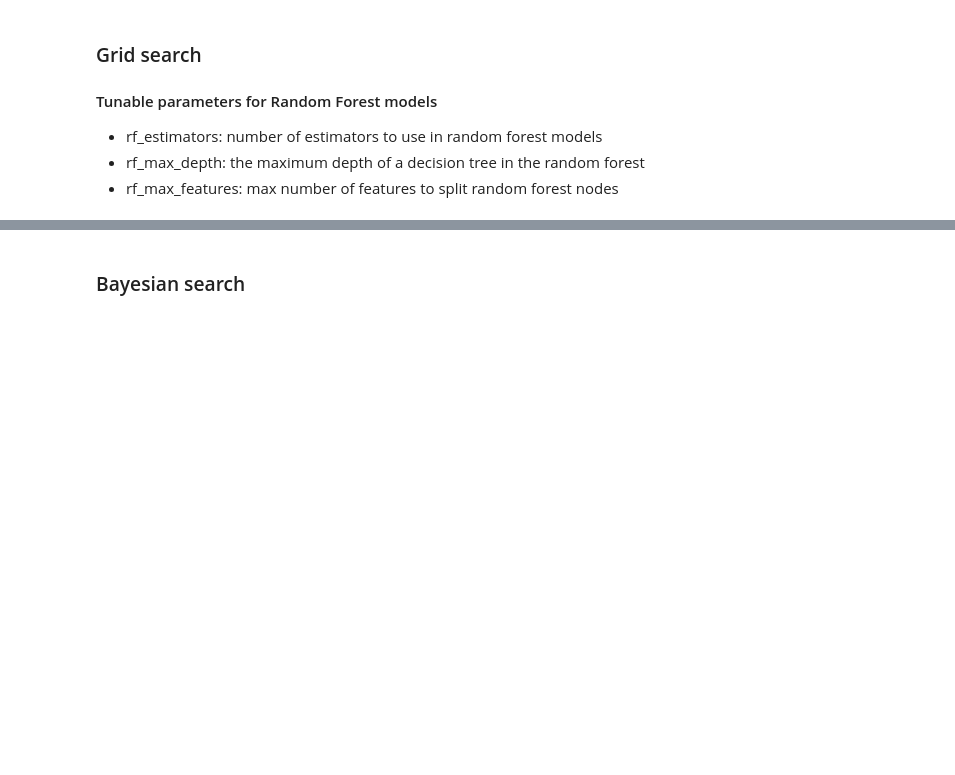
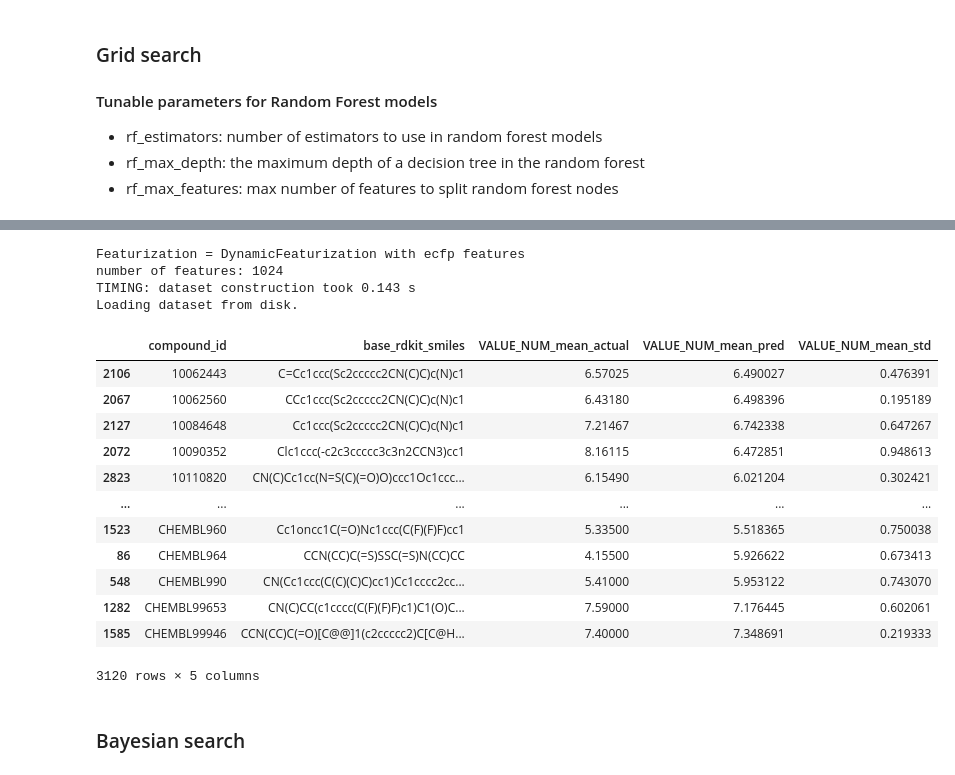
Before and after one commit to yr2387/4511-Project, a Jupyter notebook: model.ipynb, the cells around one changed output, grey strips where cells are left out. Cells and saved outputs as stored; diff of their text form; code cells hidden in the pictures; blank space fills up the shorter version.

```diff
--- a/model.ipynb
+++ b/model.ipynb
@@ -560,3 +495,30 @@ fig.tight_layout()
+# %%
+# Test loading model from tarball and running predictions
+predict_from_model.predict_from_model_file(model_path='merge1_model_160c5fa0-8657-4a1f-a397-0c0591a20418.tar.gz',
+                            input_df = df_avg,
+                            id_col='compound_id',
+                            smiles_col='base_rdkit_smiles',
+                            response_col='VALUE_NUM_mean',
+                            is_featurized=False,
+                            dont_standardize=True)
+# %% [output]
+Featurization = DynamicFeaturization with ecfp features
+number of features: 1024
+TIMING: dataset construction took 0.143 s
+Loading dataset from disk.
+|  | compound_id | base_rdkit_smiles | VALUE_NUM_mean_actual | VALUE_NUM_mean_pred | VALUE_NUM_mean_std |
+| 2106 | 10062443 | C=Cc1ccc(Sc2ccccc2CN(C)C)c(N)c1 | 6.57025 | 6.490027 | 0.476391 |
+| 2067 | 10062560 | CCc1ccc(Sc2ccccc2CN(C)C)c(N)c1 | 6.43180 | 6.498396 | 0.195189 |
+| 2127 | 10084648 | Cc1ccc(Sc2ccccc2CN(C)C)c(N)c1 | 7.21467 | 6.742338 | 0.647267 |
+| 2072 | 10090352 | Clc1ccc(-c2c3ccccc3c3n2CCN3)cc1 | 8.16115 | 6.472851 | 0.948613 |
+| 2823 | 10110820 | CN(C)Cc1cc(N=S(C)(=O)O)ccc1Oc1ccc... | 6.15490 | 6.021204 | 0.302421 |
+| ... | ... | ... | ... | ... | ... |
+| 1523 | CHEMBL960 | Cc1oncc1C(=O)Nc1ccc(C(F)(F)F)cc1 | 5.33500 | 5.518365 | 0.750038 |
+| 86 | CHEMBL964 | CCN(CC)C(=S)SSC(=S)N(CC)CC | 4.15500 | 5.926622 | 0.673413 |
+| 548 | CHEMBL990 | CN(Cc1ccc(C(C)(C)C)cc1)Cc1cccc2cc... | 5.41000 | 5.953122 | 0.743070 |
+| 1282 | CHEMBL99653 | CN(C)CC(c1cccc(C(F)(F)F)c1)C1(O)C... | 7.59000 | 7.176445 | 0.602061 |
+| 1585 | CHEMBL99946 | CCN(CC)C(=O)[C@@]1(c2ccccc2)C[C@H... | 7.40000 | 7.348691 | 0.219333 |
+3120 rows × 5 columns
 # %% [markdown]
 ### Bayesian search
 # %%
```
Also changed, not shown: parts of 35 cells of this notebook.
